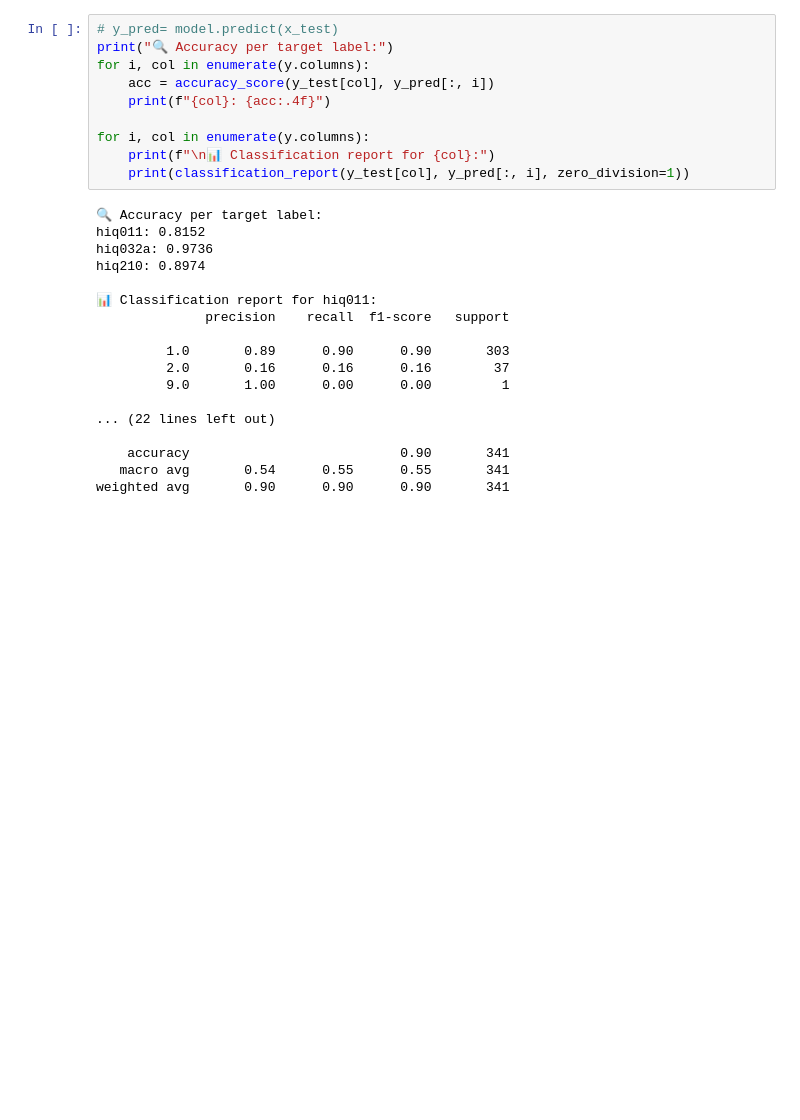
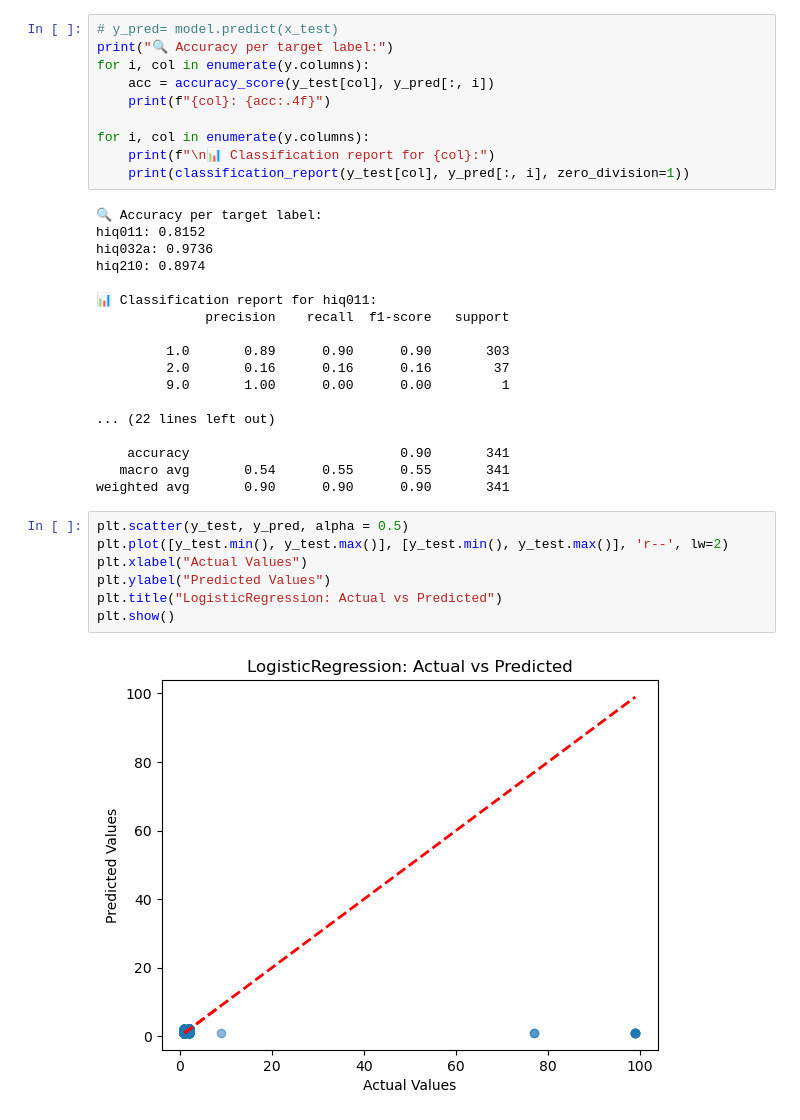
Before and after one commit to manaswithasunkara/Bias-mititgation-Healthcare-, a Jupyter notebook: Bias_Mitigation.ipynb, the cells around one changed output. Saved outputs shown, nothing was run; the diff lists cells and outputs as text; blank space fills up the shorter version.

Commit message:
box plots generate for wrong values

```diff
--- a/Bias_Mitigation.ipynb
+++ b/Bias_Mitigation.ipynb
@@ -352,3 +352,12 @@ hiq210: 0.8974
     accuracy                           0.90       341
    macro avg       0.54      0.55      0.55       341
 weighted avg       0.90      0.90      0.90       341
+# %%
+plt.scatter(y_test, y_pred, alpha = 0.5)
+plt.plot([y_test.min(), y_test.max()], [y_test.min(), y_test.max()], 'r--', lw=2)
+plt.xlabel("Actual Values")
+plt.ylabel("Predicted Values")
+plt.title("LogisticRegression: Actual vs Predicted")
+plt.show()
+# %% [output]
+[figure, added]
```
Also changed, not shown: parts of 1 cell of this notebook.
